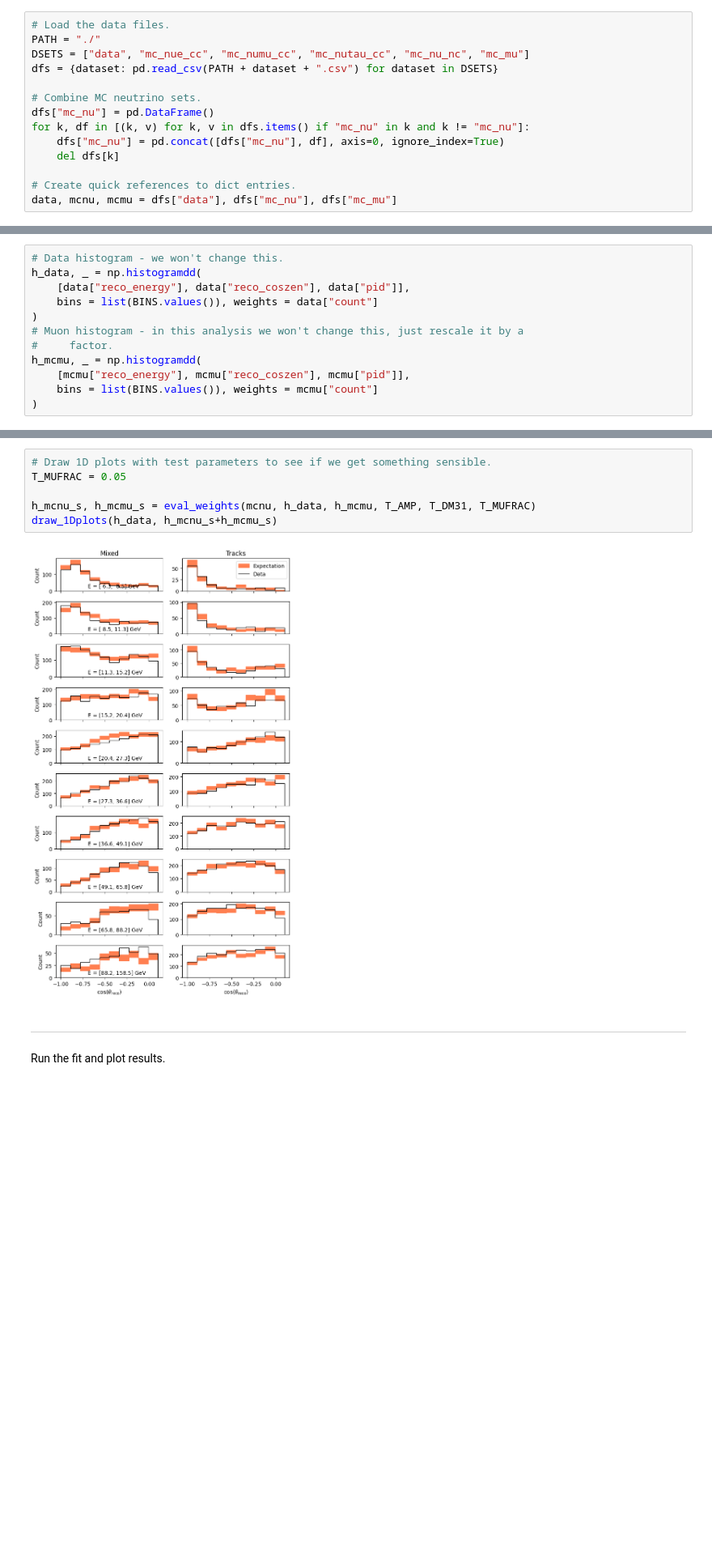
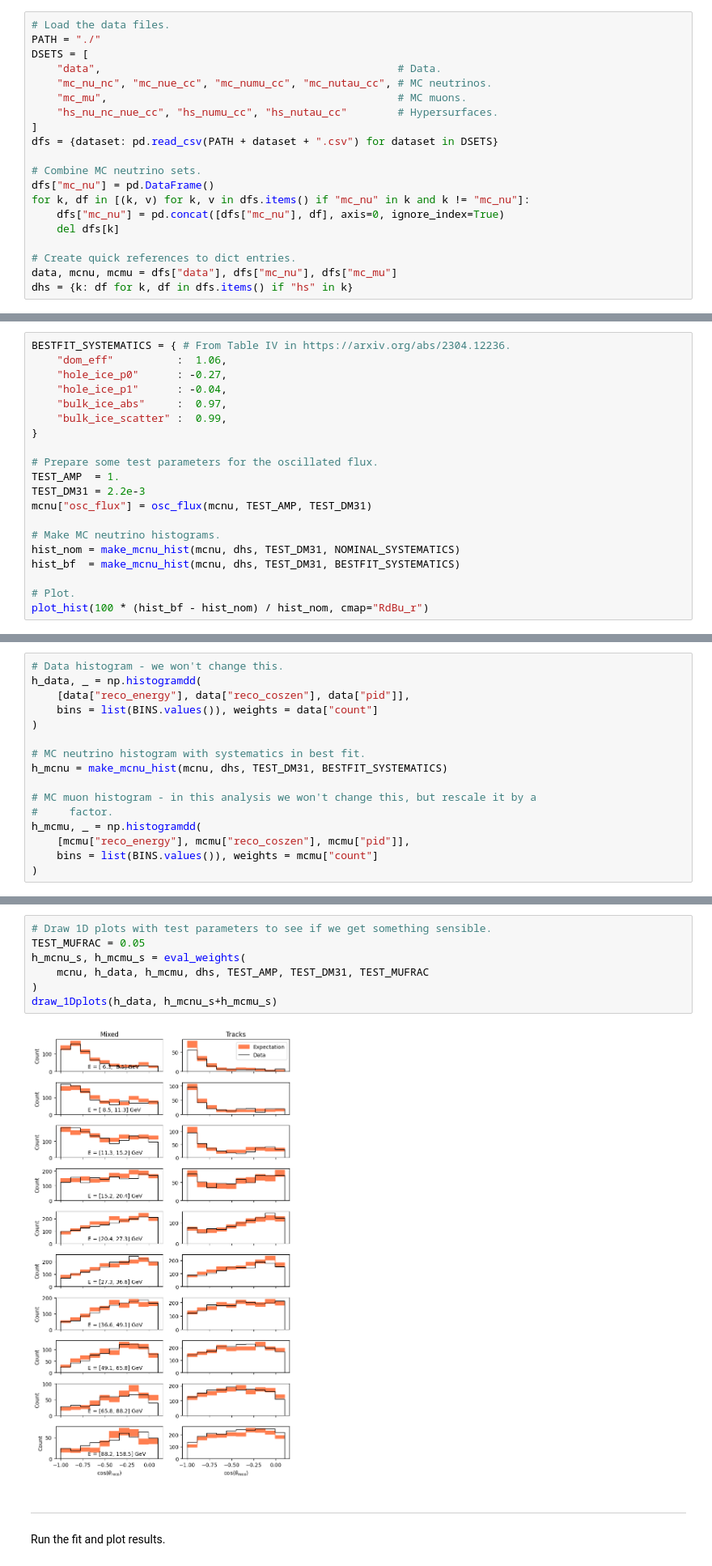
Before and after one commit to bleaktwig/icdr_example, a Jupyter notebook: example.ipynb, the cells around one changed output, grey strips where cells are left out. Shown at 81% size. Saved outputs shown, nothing was run; the diff lists cells and outputs as text; blank space fills up the shorter version.

Commit message:
Updated example to use hypersurfaces

```diff
--- a/example.ipynb
+++ b/example.ipynb
@@ -26,7 +33,12 @@ First, we import the `.csv` files into pandas dataframes and setup binning and l
 # %%
 # Load the data files.
 PATH = "./"
-DSETS = ["data", "mc_nue_cc", "mc_numu_cc", "mc_nutau_cc", "mc_nu_nc", "mc_mu"]
+DSETS = [
+    "data",                                               # Data.
+    "mc_nu_nc", "mc_nue_cc", "mc_numu_cc", "mc_nutau_cc", # MC neutrinos.
+    "mc_mu",                                              # MC muons.
+    "hs_nu_nc_nue_cc", "hs_numu_cc", "hs_nutau_cc"        # Hypersurfaces.
+]
 dfs = {dataset: pd.read_csv(PATH + dataset + ".csv") for dataset in DSETS}
 
 # Combine MC neutrino sets.
@@ -37,4 +49,5 @@ for k, df in [(k, v) for k, v in dfs.items() if "mc_nu" in k and k != "mc_nu"]:
 
 # Create quick references to dict entries.
 data, mcnu, mcmu = dfs["data"], dfs["mc_nu"], dfs["mc_mu"]
+dhs = {k: df for k, df in dfs.items() if "hs" in k}
 # %%
@@ -264,0 +325,20 @@ Total weight
+# %%
+BESTFIT_SYSTEMATICS = { # From Table IV in https://arxiv.org/abs/2304.12236.
+    "dom_eff"          :  1.06,
+    "hole_ice_p0"      : -0.27,
+    "hole_ice_p1"      : -0.04,
+    "bulk_ice_abs"     :  0.97,
+    "bulk_ice_scatter" :  0.99,
+}
+
+# Prepare some test parameters for the oscillated flux.
+TEST_AMP  = 1.
+TEST_DM31 = 2.2e-3
+mcnu["osc_flux"] = osc_flux(mcnu, TEST_AMP, TEST_DM31)
+
+# Make MC neutrino histograms.
+hist_nom = make_mcnu_hist(mcnu, dhs, TEST_DM31, NOMINAL_SYSTEMATICS)
+hist_bf  = make_mcnu_hist(mcnu, dhs, TEST_DM31, BESTFIT_SYSTEMATICS)
+
+# Plot.
+plot_hist(100 * (hist_bf - hist_nom) / hist_nom, cmap="RdBu_r")
@@ -273,7 +355,11 @@ h_data, _ = np.histogramdd(
     [data["reco_energy"], data["reco_coszen"], data["pid"]],
     bins = list(BINS.values()), weights = data["count"]
 )
-# Muon histogram - in this analysis we won't change this, just rescale it by a
+
+# MC neutrino histogram with systematics in best fit.
+h_mcnu = make_mcnu_hist(mcnu, dhs, TEST_DM31, BESTFIT_SYSTEMATICS)
+
+# MC muon histogram - in this analysis we won't change this, but rescale it by a
 #     factor.
 h_mcmu, _ = np.histogramdd(
     [mcmu["reco_energy"], mcmu["reco_coszen"], mcmu["pid"]],
@@ -397,11 +483,12 @@ def chi2(params: list[float]):
 # %%
 # Draw 1D plots with test parameters to see if we get something sensible.
-T_MUFRAC = 0.05
-
-h_mcnu_s, h_mcmu_s = eval_weights(mcnu, h_data, h_mcmu, T_AMP, T_DM31, T_MUFRAC)
+TEST_MUFRAC = 0.05
+h_mcnu_s, h_mcmu_s = eval_weights(
+    mcnu, h_data, h_mcmu, dhs, TEST_AMP, TEST_DM31, TEST_MUFRAC
+)
 draw_1Dplots(h_data, h_mcnu_s+h_mcmu_s)
 # %% [output]
-[figure, old version]
+[figure, new version]
 # %% [markdown]
 ---
 Run the fit and plot results.
```
Also changed, not shown: parts of 19 cells of this notebook.
